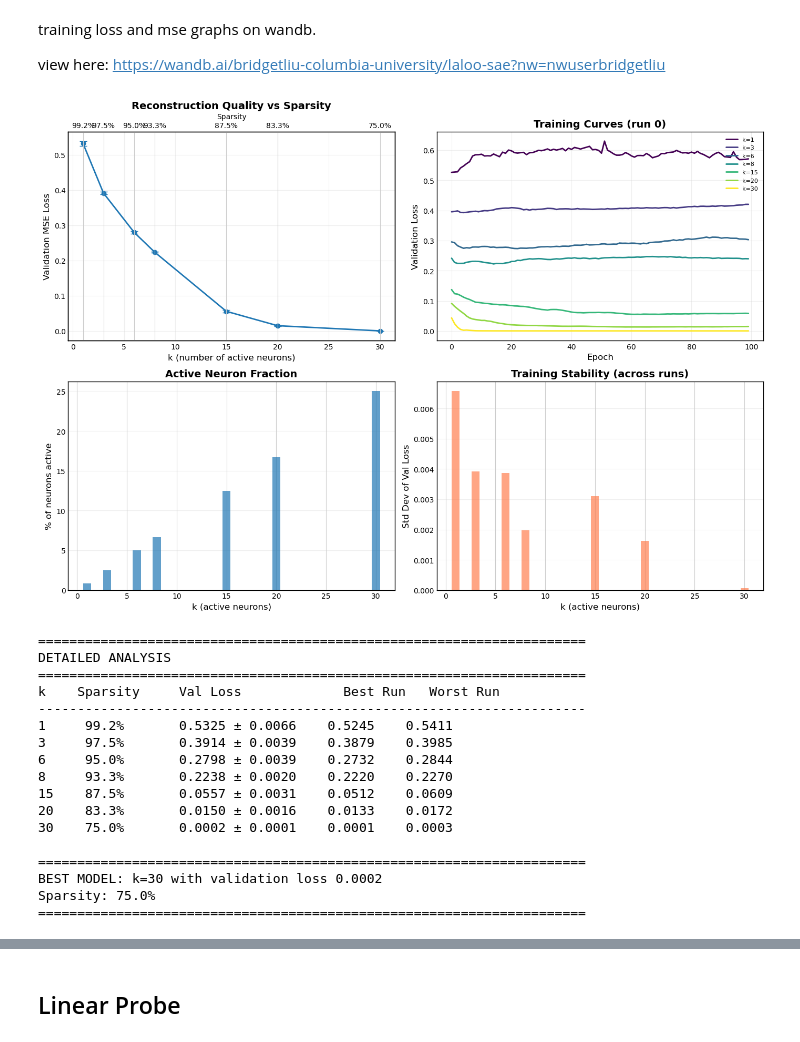
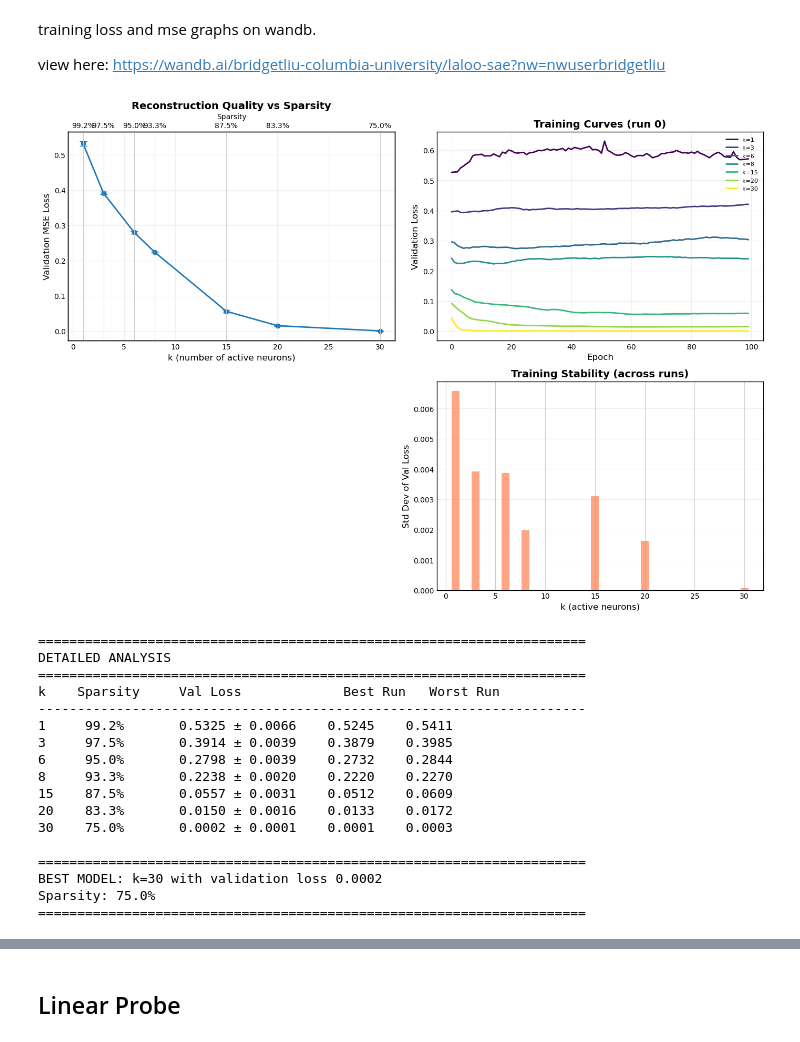
Before and after one commit to yuen-liu/laloo-sae, a Jupyter notebook: notebooks/sae_all.ipynb, the cells around one changed output, grey strips where cells are left out. Drawn from its saved outputs; the diff is of its cells as text; code cells hidden in the pictures.

```diff
--- a/notebooks/sae_all.ipynb
+++ b/notebooks/sae_all.ipynb
@@ -925,13 +867,12 @@ import numpy as np
 import torch
 
 model_dir = 'projects/laloo-sae/models/12_21_25'  # models directory in project root
+
+
 k_values = [1, 3, 6, 8, 15, 20, 30]
 hidden_dim = 120  # Based on 4x expansion of 30D input
 
 
-# ============================================================================
-# 1. Load Results Summary
-# ============================================================================
 results = torch.load(os.path.join(model_dir, 'training_summary.pkl'))
 
 # Collect metrics across k values
@@ -946,12 +887,9 @@ for k in k_values:
         mean_losses.append(np.mean(val_losses))
         std_losses.append(np.std(val_losses))
 
-# ============================================================================
-# 2. Plot: Val Loss vs k (main result)
-# ============================================================================
+# Plot: Val Loss vs k (main result)
 fig, axes = plt.subplots(2, 2, figsize=(14, 10))
 
-# Plot 1: Val Loss vs k
 ax = axes[0, 0]
 ax.errorbar(k_vals, mean_losses, yerr=std_losses, marker='o', capsize=5, linewidth=2)
 ax.set_xlabel('k (number of active neurons)', fontsize=12)
@@ -966,9 +904,7 @@ ax2.set_xticks(k_vals)
 ax2.set_xticklabels([f'{s:.1f}%' for s in sparsity_pcts])
 ax2.set_xlabel('Sparsity', fontsize=10)
 
-# ============================================================================
-# 3. Plot: Training Curves for each k
-# ============================================================================
+# Plot: training curves
 ax = axes[0, 1]
 colors = plt.cm.viridis(np.linspace(0, 1, len(k_values)))
 
@@ -986,31 +922,7 @@ ax.set_title('Training Curves (run 0)', fontsize=14, fontweight='bold')
 ax.legend(loc='best', fontsize=8)
 ax.grid(True, alpha=0.3)
 
-# ============================================================================
-# 4. Plot: Dead Neurons Analysis
-# ============================================================================
-ax = axes[1, 0]
-
-# We'll need to extract dead neuron info from histories
-dead_neurons_final = []
-for k in k_values:
-    try:
-        history = torch.load(os.path.join(model_dir, f'training_history_k{k}_run0.pkl'))
-        # Dead neurons not saved in history, so we'll compute from model
-        # Or just show a placeholder
-        dead_neurons_final.append(0)  # Placeholder
-    except:
-        dead_neurons_final.append(0)
-
-ax.bar(k_vals, [k/hidden_dim*100 for k in k_vals], alpha=0.7)
-ax.set_xlabel('k (active neurons)', fontsize=12)
-ax.set_ylabel('% of neurons active', fontsize=12)
-ax.set_title('Active Neuron Fraction', fontsize=14, fontweight='bold')
-ax.grid(True, alpha=0.3, axis='y')
-
-# ============================================================================
-# 5. Plot: Variance across runs (stability)
-# ============================================================================
+# Plot: Variance across runs (stability)
 ax = axes[1, 1]
 ax.bar(k_vals, std_losses, alpha=0.7, color='coral')
 ax.set_xlabel('k (active neurons)', fontsize=12)
@@ -1018,39 +930,40 @@ ax.set_ylabel('Std Dev of Val Loss', fontsize=12)
 ax.set_title('Training Stability (across runs)', fontsize=14, fontweight='bold')
 ax.grid(True, alpha=0.3, axis='y')
 
+axes[1, 0].axis('off')
 plt.tight_layout()
 plt.savefig(os.path.join(model_dir, 'training_analysis.png'), dpi=150, bbox_inches='tight')
 plt.show()
 
 ## stats
 print("\n" + "="*70)
 print("DETAILED ANALYSIS")
 print("="*70)
 print(f"{'k':<4} {'Sparsity':<12} {'Val Loss':<20} {'Best Run':<10} {'Worst Run':<10}")
 print("-"*70)
 
 for k in k_values:
     if len(results[k]) > 0:
         val_losses = [r['best_val_loss'] for r in results[k]]
         mean_loss = np.mean(val_losses)
         std_loss = np.std(val_losses)
         min_loss = np.min(val_losses)
         max_loss = np.max(val_losses)
         sparsity_pct = (1 - k/hidden_dim)*100
 
         print(f"{k:<4} {sparsity_pct:>5.1f}%       "
               f"{mean_loss:.4f} ± {std_loss:.4f}    "
               f"{min_loss:.4f}    {max_loss:.4f}")
 
 # Find best k
 best_k = k_vals[np.argmin(mean_losses)]
 best_loss = np.min(mean_losses)
 print(f"\n{'='*70}")
 print(f"BEST MODEL: k={best_k} with validation loss {best_loss:.4f}")
 print(f"Sparsity: {(1-best_k/hidden_dim)*100:.1f}%")
 print(f"{'='*70}")
 # %% [output]
-[figure, old version]
+[figure, new version]
 ======================================================================
 DETAILED ANALYSIS
 ======================================================================
```
Also changed, not shown: parts of 27 cells of this notebook.
